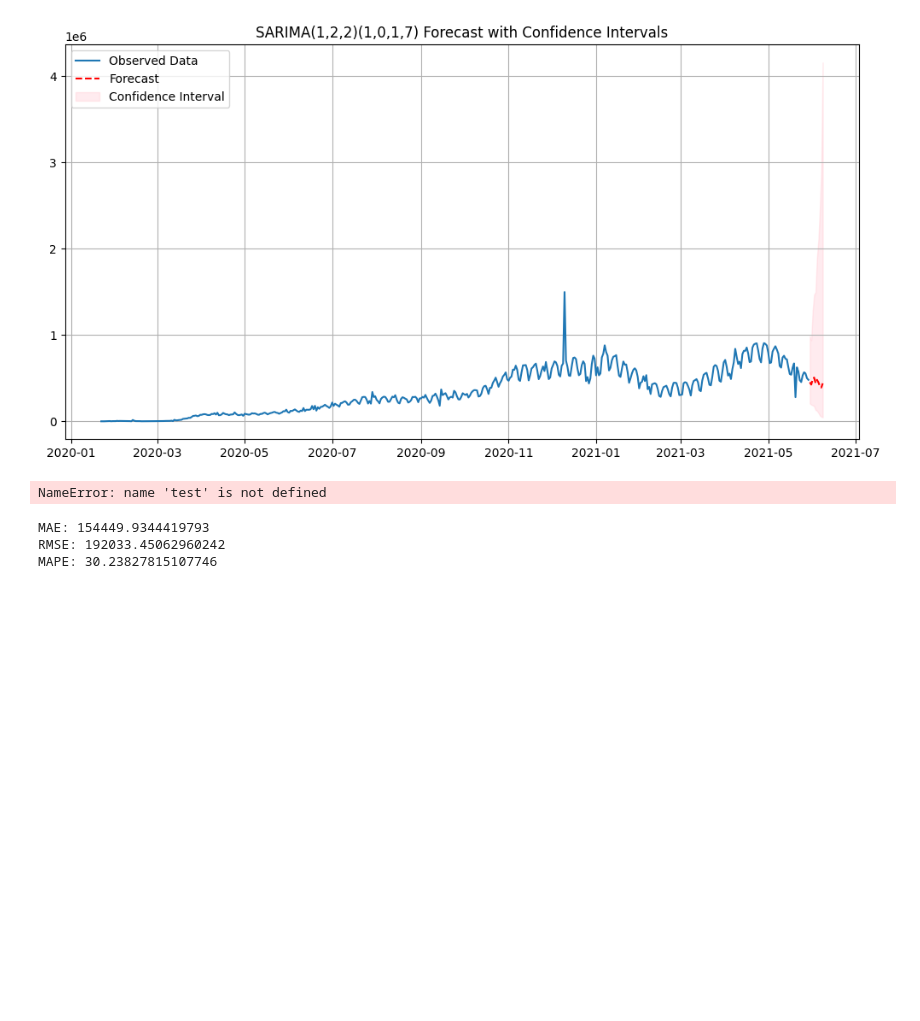
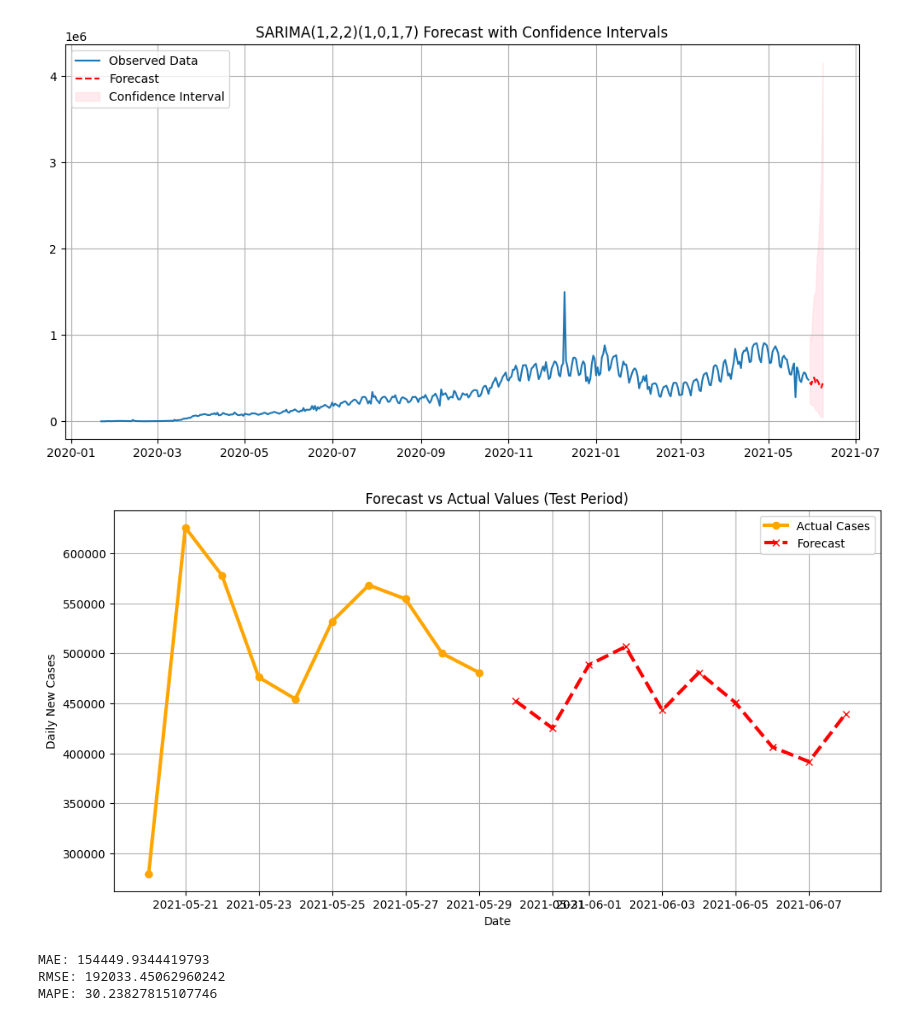
Before and after one commit to Agumekenneth/Group_One-Health-and-Biology-, a Jupyter notebook: takbir.ipynb, the cells around one changed output. Saved outputs shown, nothing was run; the diff lists cells and outputs as text; code cells hidden in the pictures; blank space fills up the shorter version.

```diff
--- a/takbir.ipynb
+++ b/takbir.ipynb
@@ -295,29 +295,30 @@ plt.show()
 # %% [output]
 [figure]
 # %%
+# Create a "test" set: last 10 days (or whatever number you want)
+n_test = 10
+test = df["log_new_cases"].iloc[-n_test:]  # just last 10 observations
+forecast_result = final_fit.get_forecast(steps=n_test)
+forecast = forecast_result.predicted_mean
 
-
-# If test and forecast are in log scale
-# Back-transform to original scale
+# Back-transform if needed
 test_actual = np.exp(test)
 forecast_actual = np.exp(forecast)
 
+# Plot using your original style
 plt.figure(figsize=(12,6))
-
 plt.plot(test_actual.index, test_actual, label="Actual Cases",
          color="orange", linewidth=3, marker='o')
-
 plt.plot(forecast_actual.index, forecast_actual, label="Forecast",
          color="red", linewidth=3, linestyle="--", marker='x')
-
 plt.title("Forecast vs Actual Values (Test Period)")
 plt.xlabel("Date")
 plt.ylabel("Daily New Cases")
 plt.legend()
 plt.grid(True)
 plt.show()
 # %% [output]
-NameError: name 'test' is not defined
+[figure, added]
 # %%
 from sklearn.metrics import mean_absolute_error, mean_squared_error
 
```
Also changed, not shown: parts of 3 cells of this notebook.
